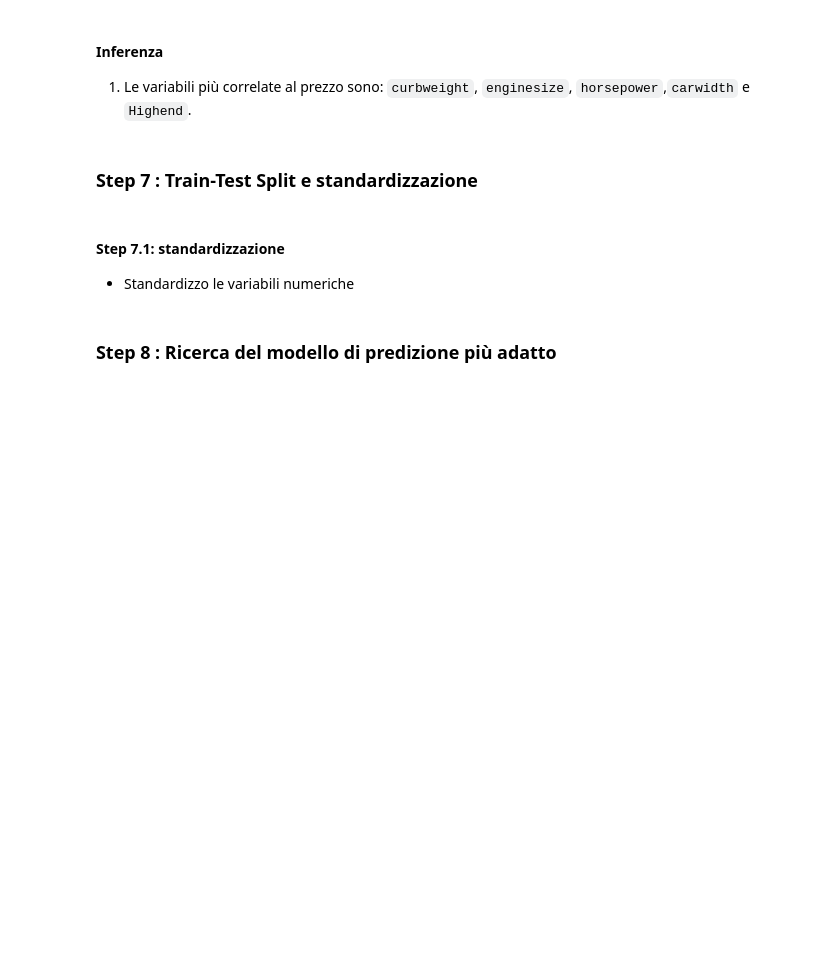
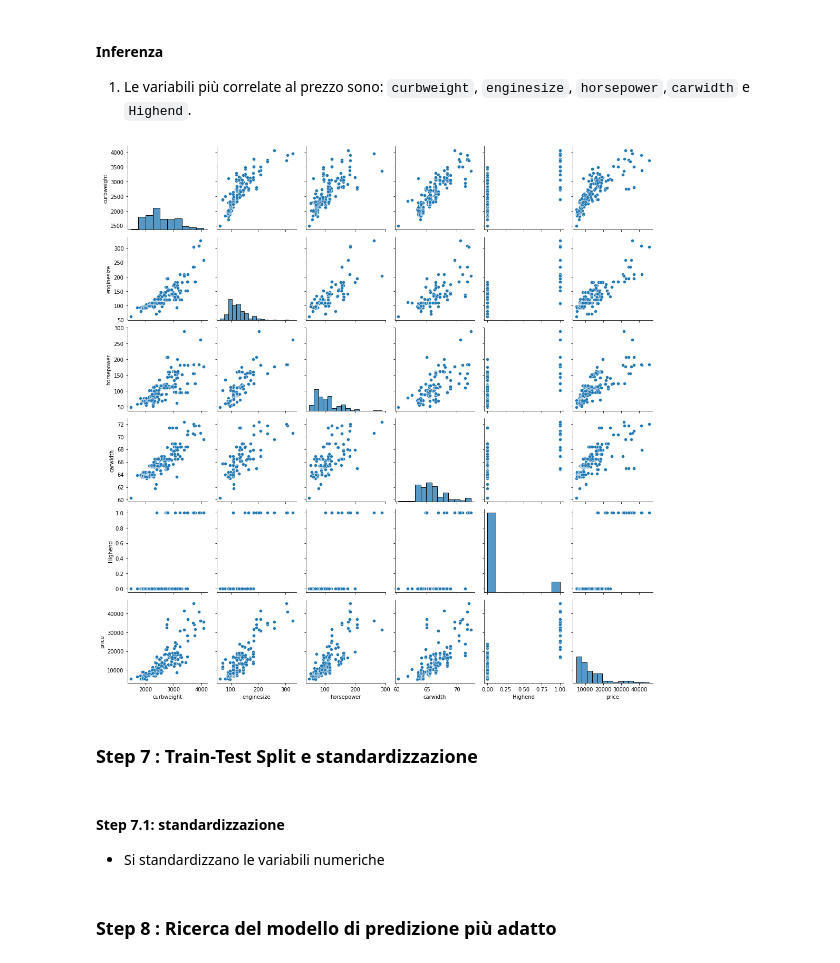
Before and after one commit to UniBaBoyz/Corona, a Jupyter notebook: Notebook/Presentazione.ipynb, the cells around one changed output. Drawn from its saved outputs; the diff is of its cells as text; code cells hidden in the pictures; blank space fills up the shorter version.

```diff
--- a/Notebook/Presentazione.ipynb
+++ b/Notebook/Presentazione.ipynb
@@ -540,6 +535,11 @@ plt.show()
 1. Le variabili più correlate al prezzo sono: `curbweight`, `enginesize`, `horsepower`,`carwidth` e `Highend`.
 # %%
 vars = ["curbweight", "enginesize", "horsepower", "carwidth", "Highend", "price"]
+# %%
+sns.pairplot(cars[vars])
+plt.show()
+# %% [output]
+[figure, added]
 # %% [markdown]
 ### Step 7 : Train-Test Split e standardizzazione
 # %%
@@ -552,7 +552,7 @@ np.random.seed(0)
 X_train, X_test, Y_train, Y_test = train_test_split(X, Y, test_size = 0.3, random_state = 100)
 # %% [markdown]
 #### Step 7.1: standardizzazione
-- Standardizzo le variabili numeriche
+- Si standardizzano le variabili numeriche
 # %%
 from sklearn.preprocessing import StandardScaler
 
```
Also changed, not shown: parts of 9 cells of this notebook, 3 other files.
